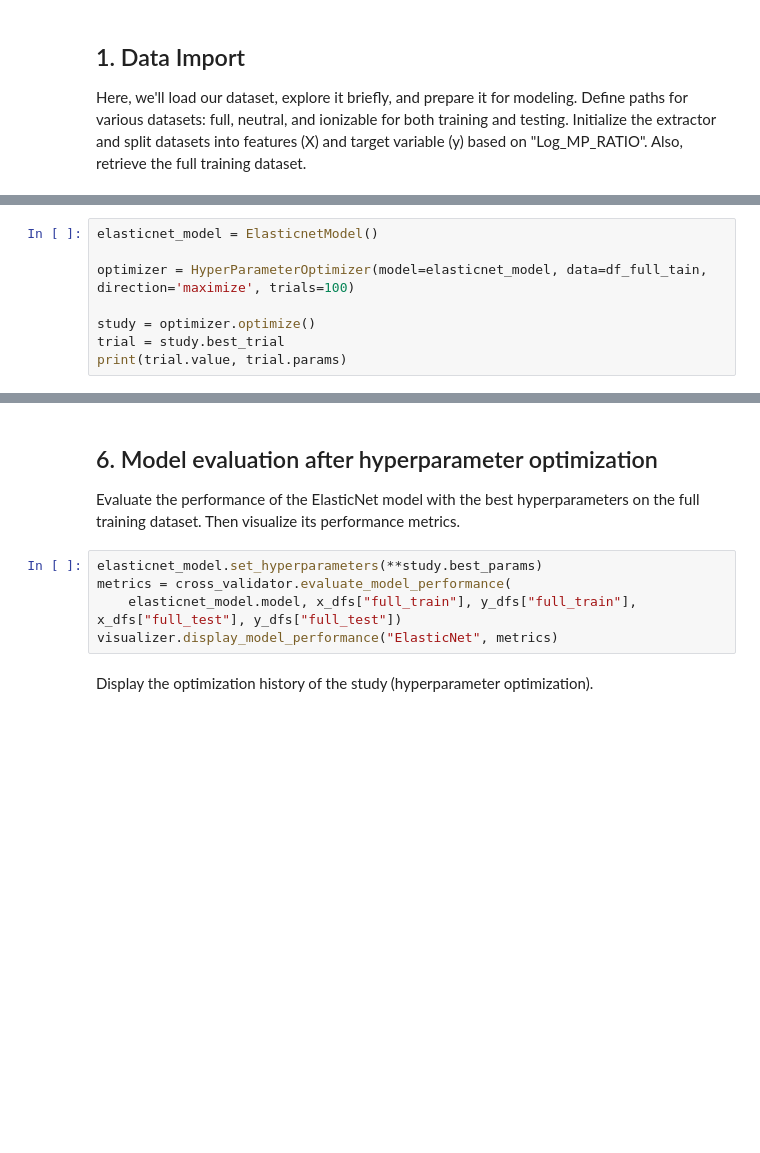
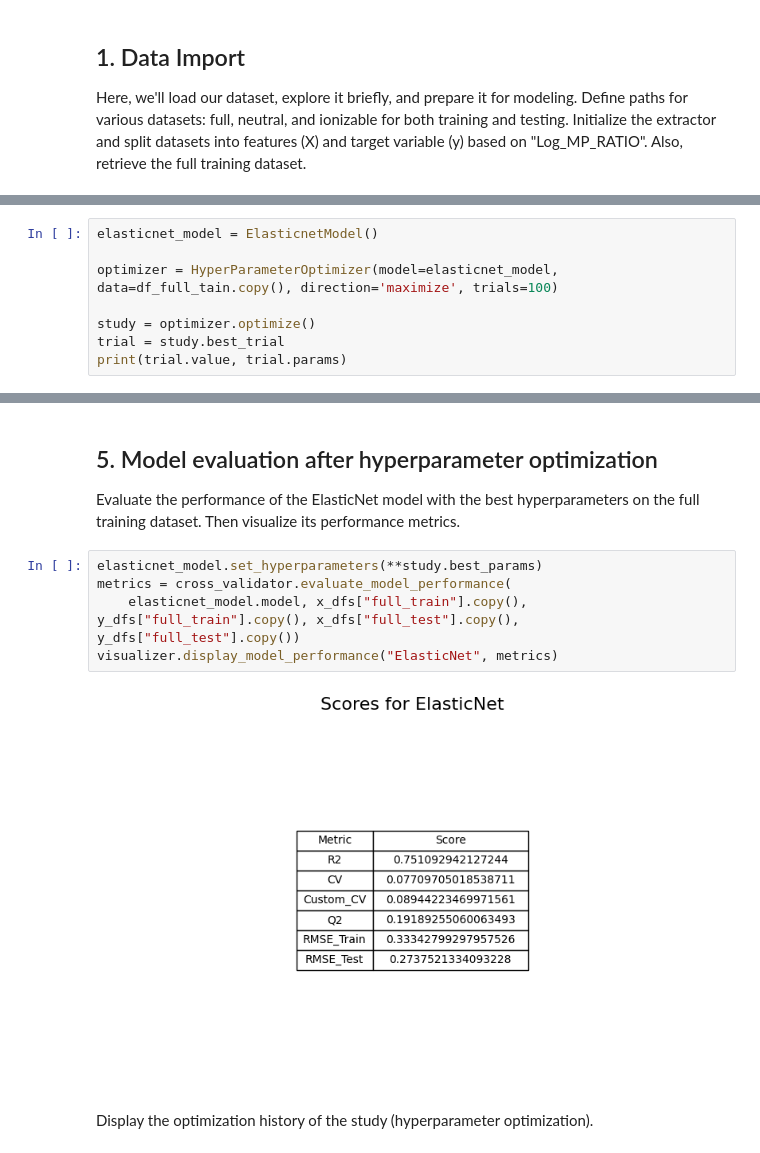
Before and after one commit to tahiri-lab/QSAR, a Jupyter notebook: tutorials/models/elasticnet.ipynb, the cells around one changed output, grey strips where cells are left out. Drawn from its saved outputs; the diff is of its cells as text; blank space fills up the shorter version.

```diff
--- a/tutorials/models/elasticnet.ipynb
+++ b/tutorials/models/elasticnet.ipynb
@@ -88,7 +81,7 @@ Print the best hyperparameters after optimization.
 # %%
 elasticnet_model = ElasticnetModel()
 
-optimizer = HyperParameterOptimizer(model=elasticnet_model, data=df_full_tain, direction='maximize', trials=100)
+optimizer = HyperParameterOptimizer(model=elasticnet_model, data=df_full_tain.copy(), direction='maximize', trials=100)
 
 study = optimizer.optimize()
 trial = study.best_trial
@@ -96,12 +108,14 @@ print(trial.value, trial.params)
 # %% [markdown]
-## 6. Model evaluation after hyperparameter optimization
+## 5. Model evaluation after hyperparameter optimization
 Evaluate the performance of the ElasticNet model with the best hyperparameters on the full training dataset.
 Then visualize its performance metrics.
 # %%
 elasticnet_model.set_hyperparameters(**study.best_params)
 metrics = cross_validator.evaluate_model_performance(
-    elasticnet_model.model, x_dfs["full_train"], y_dfs["full_train"], x_dfs["full_test"], y_dfs["full_test"])
+    elasticnet_model.model, x_dfs["full_train"].copy(), y_dfs["full_train"].copy(), x_dfs["full_test"].copy(), y_dfs["full_test"].copy())
 visualizer.display_model_performance("ElasticNet", metrics)
+# %% [output]
+[figure, added]
 # %% [markdown]
 Display the optimization history of the study (hyperparameter optimization).
 # %%
```
Also changed, not shown: parts of 17 cells of this notebook, 1 other file.
